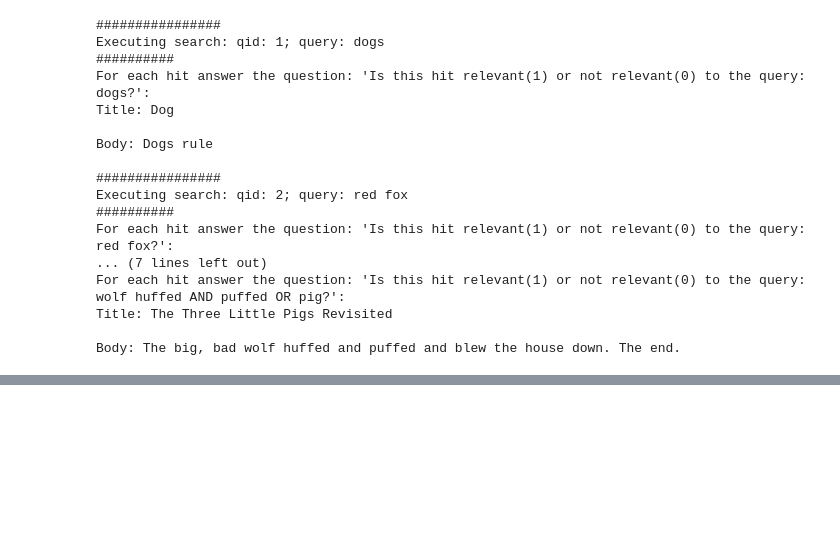
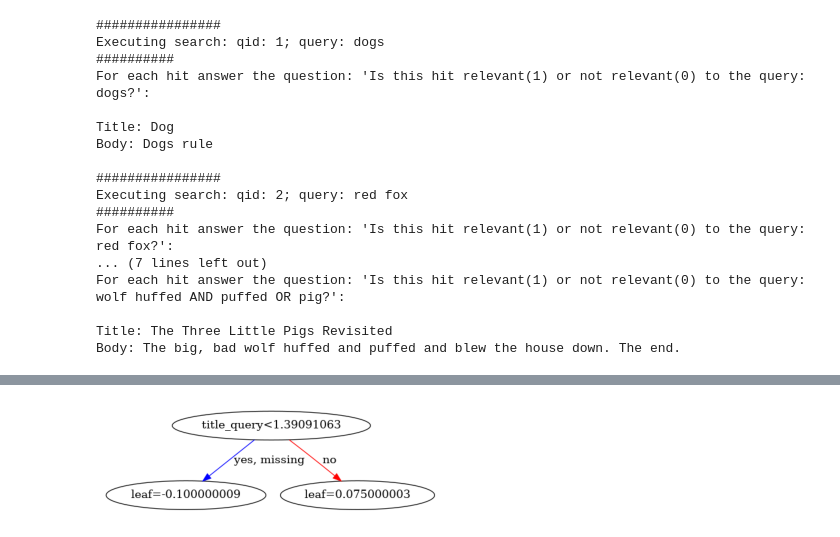
Before and after one commit to pheeria/search_with_machine_learning_course, a Jupyter notebook: opensearch/ltr_toy.ipynb, the cells around one changed output, grey strips where cells are left out. Drawn from its saved outputs; the diff is of its cells as text; code cells hidden in the pictures; blank space fills up the shorter version.

```diff
--- a/opensearch/ltr_toy.ipynb
+++ b/opensearch/ltr_toy.ipynb
@@ -283,0 +354,14 @@ Body: The big, bad wolf huffed and puffed and blew the house down. The end.
+# %%
+feat_map_file = tempfile.NamedTemporaryFile(delete=False)
+feat_map_file.write(bytes("0\tna\tq\n", "utf-8"))
+feat_map_file.write(bytes('1\t{}\tq\n'.format(title_query_feature_name), 'utf-8'))
+feat_map_file.write(bytes('2\t{}\tq\n'.format(body_query_feature_name), 'utf-8'))
+feat_map_file.write(bytes('3\t{}\tq\n'.format(price_func_feature_name), 'utf-8'))
+feat_map_file.close()
+
+dtrain = xgb.DMatrix(train_file.name)
+param = {'max_depth': 5,  'silent': 1, 'objective': 'reg:linear'}
+num_round = 5
+print("Training XG Boost")
+bst = xgb.train(param, dtrain, num_round)  # Do the training.  NOTE: in this toy example we did not use any hold out data
+model = bst.get_dump(fmap=feat_map_file.name, dump_format='json')
@@ -283,0 +470,7 @@ Body: The big, bad wolf huffed and puffed and blew the house down. The end.
+# %%
+model_plot = plot_tree(bst, feat_map_file.name)
+model_plot.figure.savefig("ltr_toy_model.png")
+# If you are running in an environment other than Gitpod that can display things, you can also uncomment the next line:
+plt.show()
+# %% [output]
+[figure, added]
```
Also changed, not shown: parts of 6 cells of this notebook, 1 other file.
